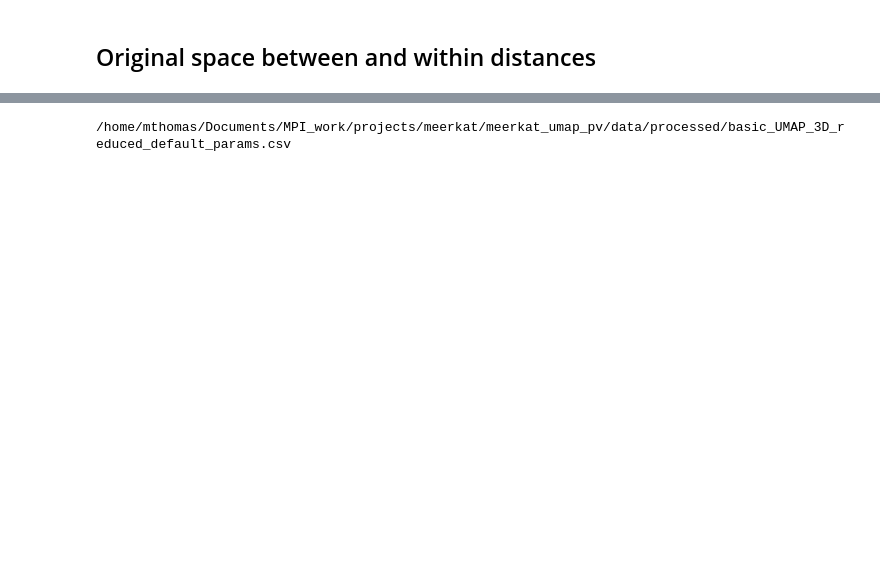
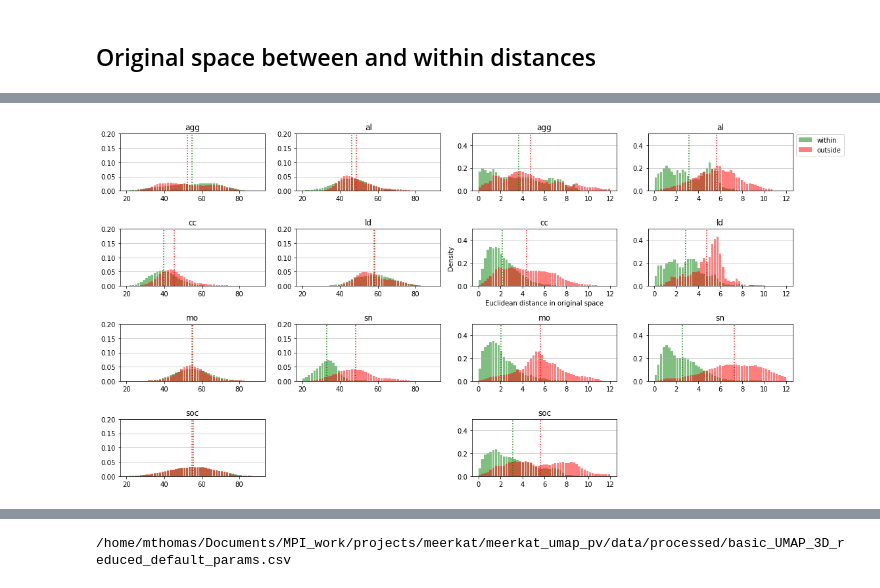
Before and after one commit to marathomas/meerkat_umap, a Jupyter notebook: notebooks/03_compare_with_highdim_space.ipynb, the cells around one changed output, grey strips where cells are left out. Saved outputs shown, nothing was run; the diff lists cells and outputs as text; code cells hidden in the pictures; blank space fills up the shorter version.

```diff
--- a/notebooks/03_compare_with_highdim_space.ipynb
+++ b/notebooks/03_compare_with_highdim_space.ipynb
@@ -274,0 +431,97 @@ plt.savefig(outname)
+# %%
+index_number = [1,2,5,6,9,10,13,3,4,7,8,11,12,15]
+# %%
+distmat = squareform(pdist(embedding, metric='euclidean'))
+
+self_dists_embedded={}
+other_dists_embedded={}
+
+for calltype in calltypes:
+    x=distmat[np.where(labels==calltype)]
+    x = np.transpose(x)
+    y = x[np.where(labels==calltype)]
+
+    self_dists_embedded[calltype] = y[np.triu_indices(n=y.shape[0], m=y.shape[1],k = 1)]
+    y = x[np.where(labels!=calltype)]
+    other_dists_embedded[calltype] = y[np.triu_indices(n=y.shape[0], m=y.shape[1], k = 1)]
+# %%
+plt.figure(figsize=(16, 8))
+
+xmin=20
+xmax=90
+nbins=50
+
+dens = True
+
+
+for i, calltype in zip(index_number[0:8], calltypes):
+
+    plt.subplot(4, 4, i)
+    n, bins, patches = plt.hist(x=self_dists[calltype], label="within", density=dens,
+                              #bins='auto', color='green',
+                              bins=np.linspace(xmin, xmax, nbins), color='green',
+                              alpha=0.5, rwidth=0.85)
+
+    plt.vlines(x=np.mean(self_dists[calltype]),ymin=0,ymax=0.5,color='green', linestyles='dotted')
+
+    n, bins, patches = plt.hist(x=other_dists[calltype], label="outside", density=dens,
+                              bins=np.linspace(xmin, xmax, nbins), color='red',
+                              #bins='auto', color='red',
+                              alpha=0.5, rwidth=0.85)
+
+    plt.vlines(x=np.mean(other_dists[calltype]),ymin=0,ymax=0.5,color='red', linestyles='dotted')
+
+
+
+    #if i==1:
+        #plt.text(0.1, 0.1, string.ascii_uppercase[0], size=20, weight='bold')
+        #plt.text(100, 0.25, "Original", size=20)
+
+    plt.grid(axis='y', alpha=0.75)
+    plt.title(calltype)
+    plt.ylim(0, 0.2)
+    if i==len(calltypes):
+        plt.ylabel('Density')
+        plt.xlabel('Euclidean distance in original space')
+
+xmin=0
+xmax=12
+
+for i, calltype in zip(index_number[7:], calltypes):
+
+    plt.subplot(4, 4, i)
+    n, bins, patches = plt.hist(x=self_dists_embedded[calltype], label="within", density=dens,
+                              #bins='auto', color='green',
+                              bins=np.linspace(xmin, xmax, nbins), color='green',
+                              alpha=0.5, rwidth=0.85)
+
+    plt.vlines(x=np.mean(self_dists_embedded[calltype]),ymin=0,ymax=0.5,color='green', linestyles='dotted')
+
+    n, bins, patches = plt.hist(x=other_dists_embedded[calltype], label="outside", density=dens,
+                              bins=np.linspace(xmin, xmax, nbins), color='red',
+                              #bins='auto', color='red',
+                              alpha=0.5, rwidth=0.85)
+
+    plt.vlines(x=np.mean(other_dists_embedded[calltype]),ymin=0,ymax=0.5,color='red', linestyles='dotted')
+
+
+
+    if i==4:
+        plt.legend(loc='upper left', bbox_to_anchor=(1,1.05))
+
+    plt.grid(axis='y', alpha=0.75)
+    plt.title(calltype)
+    plt.ylim(0, 0.5)
+    if i==len(calltypes):
+        plt.ylabel('Density')
+        plt.xlabel('Euclidean distance in original space')
+
+#plt.subplot(4,2,i)
+#plt.legend()
+
+plt.tight_layout()
+#outname=os.path.join(os.path.sep, FIGURES, 'paper_distanceswithinwithout_reduced_original.jpg')
+#print(outname)
+#plt.savefig(outname)
+# %% [output]
+[figure, added]
```
Also changed, not shown: parts of 37 cells of this notebook, 26 other files.
